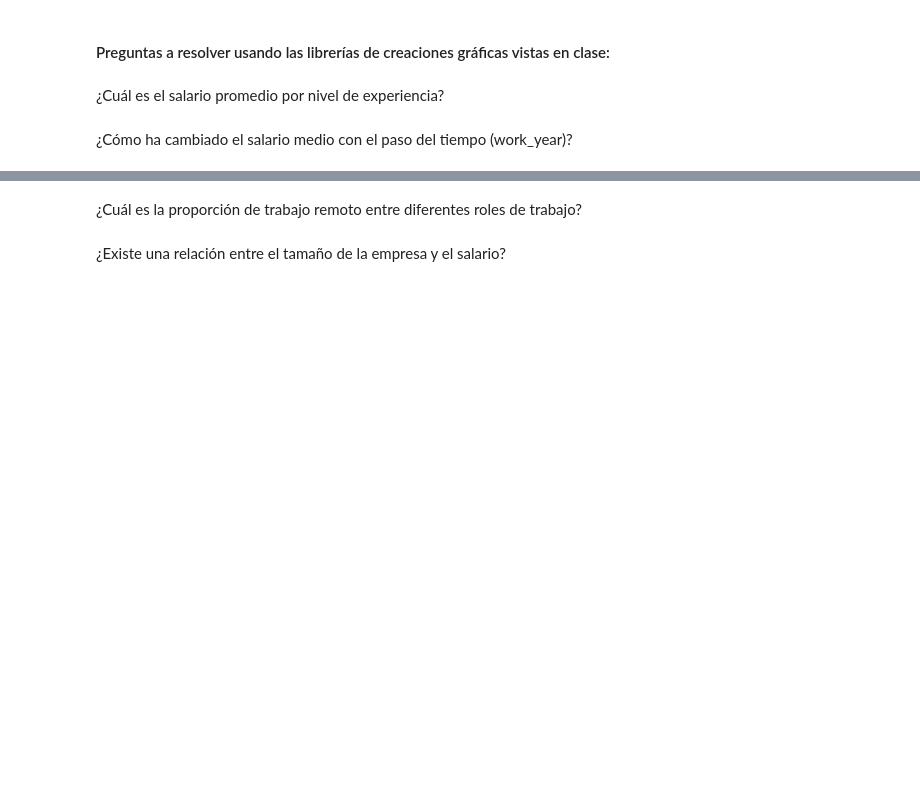
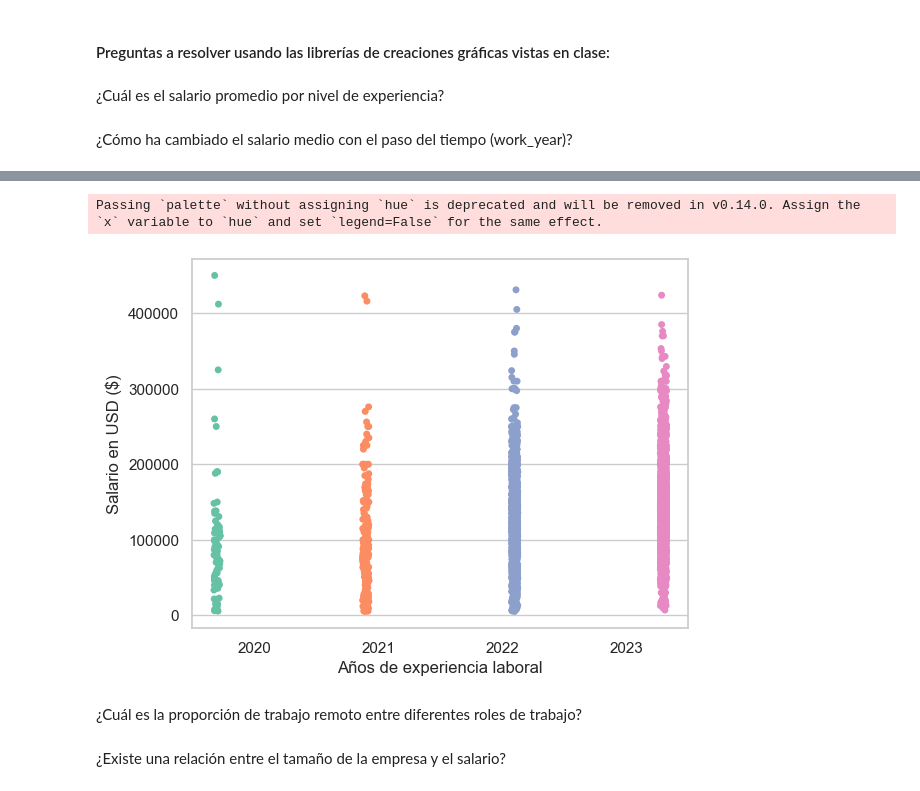
Before and after one commit to xAlbeeerto3/Visualizacion-de-datos-aplicados-a-Data-Science-Salaries-2023, a Jupyter notebook: plotly_ejercicios.ipynb, the cells around one changed output, grey strips where cells are left out. Saved outputs shown, nothing was run; the diff lists cells and outputs as text; code cells hidden in the pictures; blank space fills up the shorter version.

```diff
--- a/plotly_ejercicios.ipynb
+++ b/plotly_ejercicios.ipynb
@@ -244,2 +276,11 @@ fig.show()
+# %%
+# Otro ejemplo con Seaborn
+salario_medio = sns.stripplot(x="work_year", y="salary_in_usd", data=df,jitter=True,palette='Set2',dodge=True)
+salario_medio.set_xlabel('Años de experiencia laboral')
+salario_medio.set_ylabel('Salario en USD ($)')
+plt.show()
+# %% [output]
+Passing `palette` without assigning `hue` is deprecated and will be removed in v0.14.0. Assign the `x` variable to `hue` and set `legend=False` for the same effect.
+[figure, added]
 # %% [markdown]
 ¿Cuál es la proporción de trabajo remoto entre diferentes roles de trabajo?
```
Also changed, not shown: parts of 15 cells of this notebook, 1 other file.
